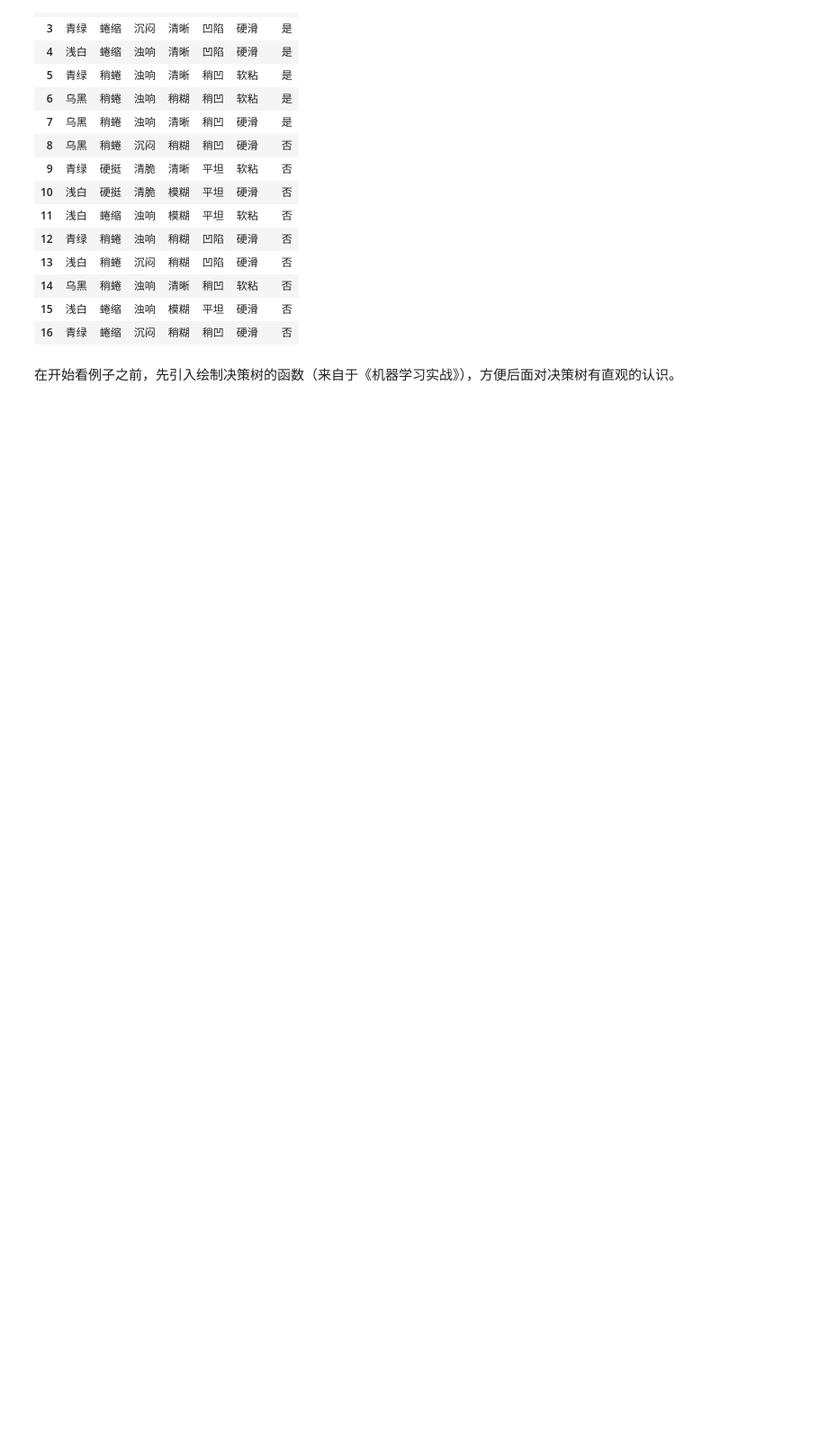
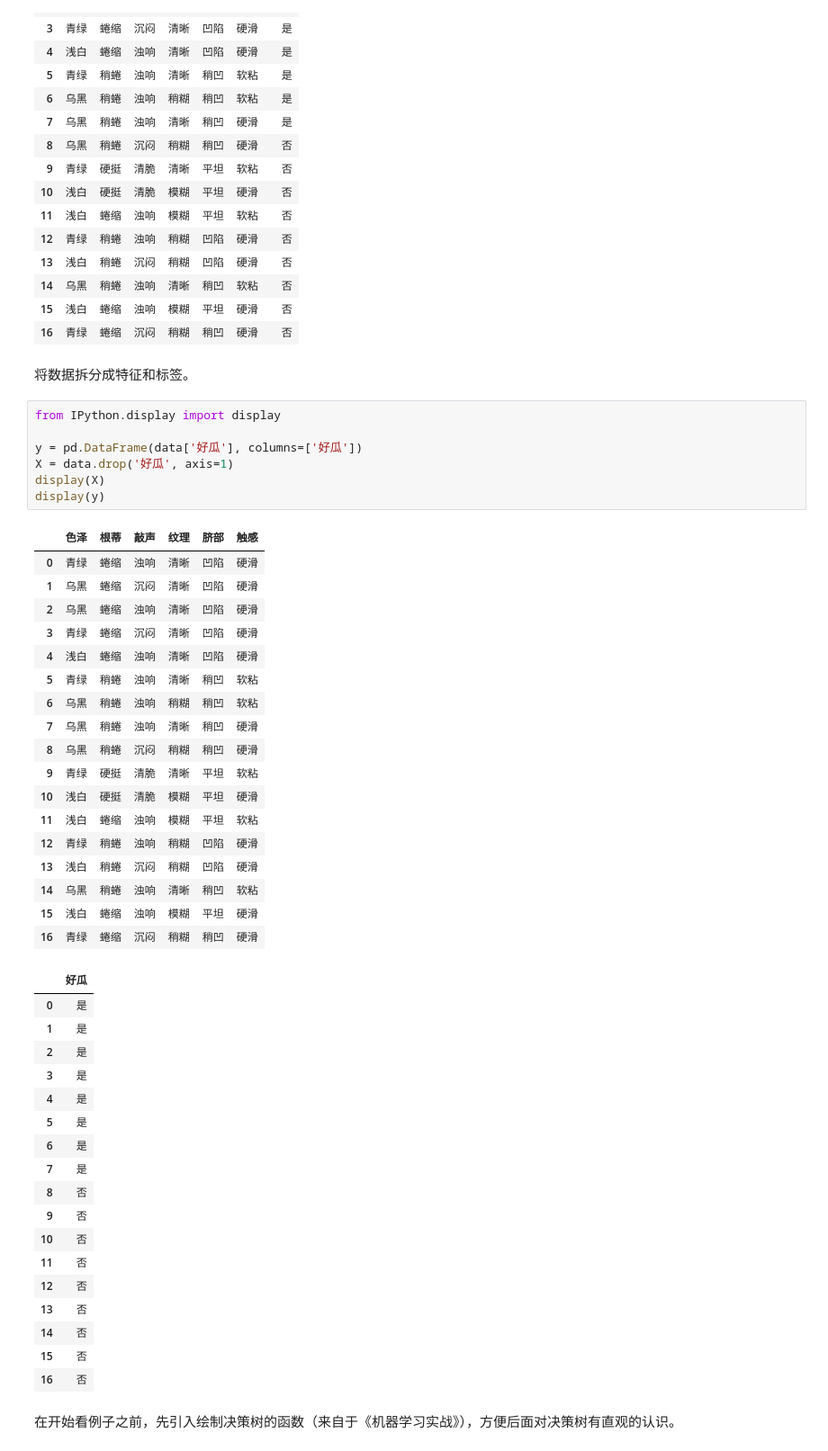
Before and after one commit to coder-ss/ss-cheat-sheet-ml, a Jupyter notebook: decision-tree/ID3-C45-CART.ipynb, the cells around one changed output. Shown at 90% size. Cells and saved outputs as stored; diff of their text form; blank space fills up the shorter version.

```diff
--- a/decision-tree/ID3-C45-CART.ipynb
+++ b/decision-tree/ID3-C45-CART.ipynb
@@ -148,6 +148,52 @@ data
 | 14 | 乌黑 | 稍蜷 | 浊响 | 清晰 | 稍凹 | 软粘 | 否 |
 | 15 | 浅白 | 蜷缩 | 浊响 | 模糊 | 平坦 | 硬滑 | 否 |
 | 16 | 青绿 | 蜷缩 | 沉闷 | 稍糊 | 稍凹 | 硬滑 | 否 |
+# %% [markdown]
+将数据拆分成特征和标签。
+# %%
+from IPython.display import display
+
+y = pd.DataFrame(data['好瓜'], columns=['好瓜'])
+X = data.drop('好瓜', axis=1)
+display(X)
+display(y)
+# %% [output]
+|  | 色泽 | 根蒂 | 敲声 | 纹理 | 脐部 | 触感 |
+| 0 | 青绿 | 蜷缩 | 浊响 | 清晰 | 凹陷 | 硬滑 |
+| 1 | 乌黑 | 蜷缩 | 沉闷 | 清晰 | 凹陷 | 硬滑 |
+| 2 | 乌黑 | 蜷缩 | 浊响 | 清晰 | 凹陷 | 硬滑 |
+| 3 | 青绿 | 蜷缩 | 沉闷 | 清晰 | 凹陷 | 硬滑 |
+| 4 | 浅白 | 蜷缩 | 浊响 | 清晰 | 凹陷 | 硬滑 |
+| 5 | 青绿 | 稍蜷 | 浊响 | 清晰 | 稍凹 | 软粘 |
+| 6 | 乌黑 | 稍蜷 | 浊响 | 稍糊 | 稍凹 | 软粘 |
+| 7 | 乌黑 | 稍蜷 | 浊响 | 清晰 | 稍凹 | 硬滑 |
+| 8 | 乌黑 | 稍蜷 | 沉闷 | 稍糊 | 稍凹 | 硬滑 |
+| 9 | 青绿 | 硬挺 | 清脆 | 清晰 | 平坦 | 软粘 |
+| 10 | 浅白 | 硬挺 | 清脆 | 模糊 | 平坦 | 硬滑 |
+| 11 | 浅白 | 蜷缩 | 浊响 | 模糊 | 平坦 | 软粘 |
+| 12 | 青绿 | 稍蜷 | 浊响 | 稍糊 | 凹陷 | 硬滑 |
+| 13 | 浅白 | 稍蜷 | 沉闷 | 稍糊 | 凹陷 | 硬滑 |
+| 14 | 乌黑 | 稍蜷 | 浊响 | 清晰 | 稍凹 | 软粘 |
+| 15 | 浅白 | 蜷缩 | 浊响 | 模糊 | 平坦 | 硬滑 |
+| 16 | 青绿 | 蜷缩 | 沉闷 | 稍糊 | 稍凹 | 硬滑 |
+|  | 好瓜 |
+| 0 | 是 |
+| 1 | 是 |
+| 2 | 是 |
+| 3 | 是 |
+| 4 | 是 |
+| 5 | 是 |
+| 6 | 是 |
+| 7 | 是 |
+| 8 | 否 |
+| 9 | 否 |
+| 10 | 否 |
+| 11 | 否 |
+| 12 | 否 |
+| 13 | 否 |
+| 14 | 否 |
+| 15 | 否 |
+| 16 | 否 |
 # %% [markdown]
 在开始看例子之前，先引入绘制决策树的函数（来自于《机器学习实战》），方便后面对决策树有直观的认识。
 # %%
```
Also changed, not shown: parts of 6 cells of this notebook, 1 other file.
